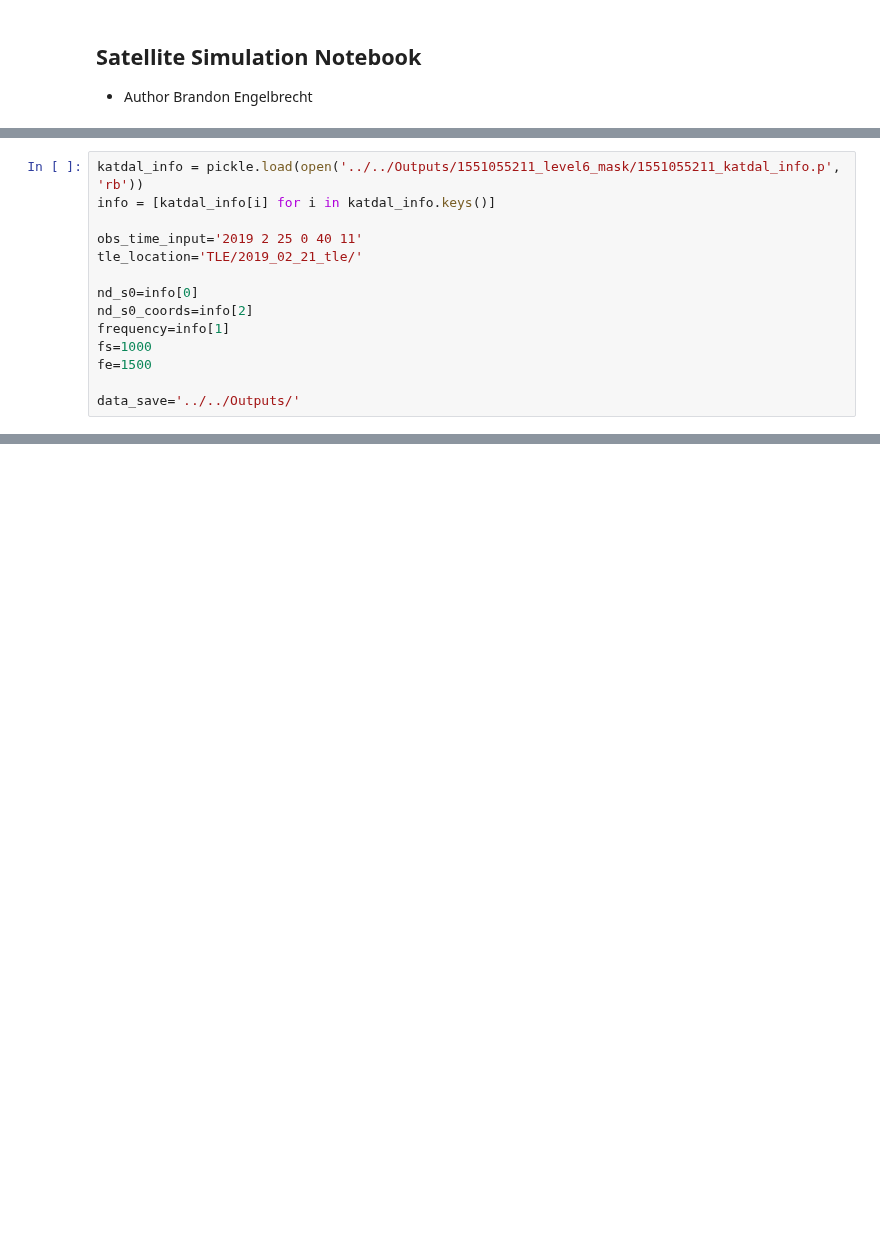
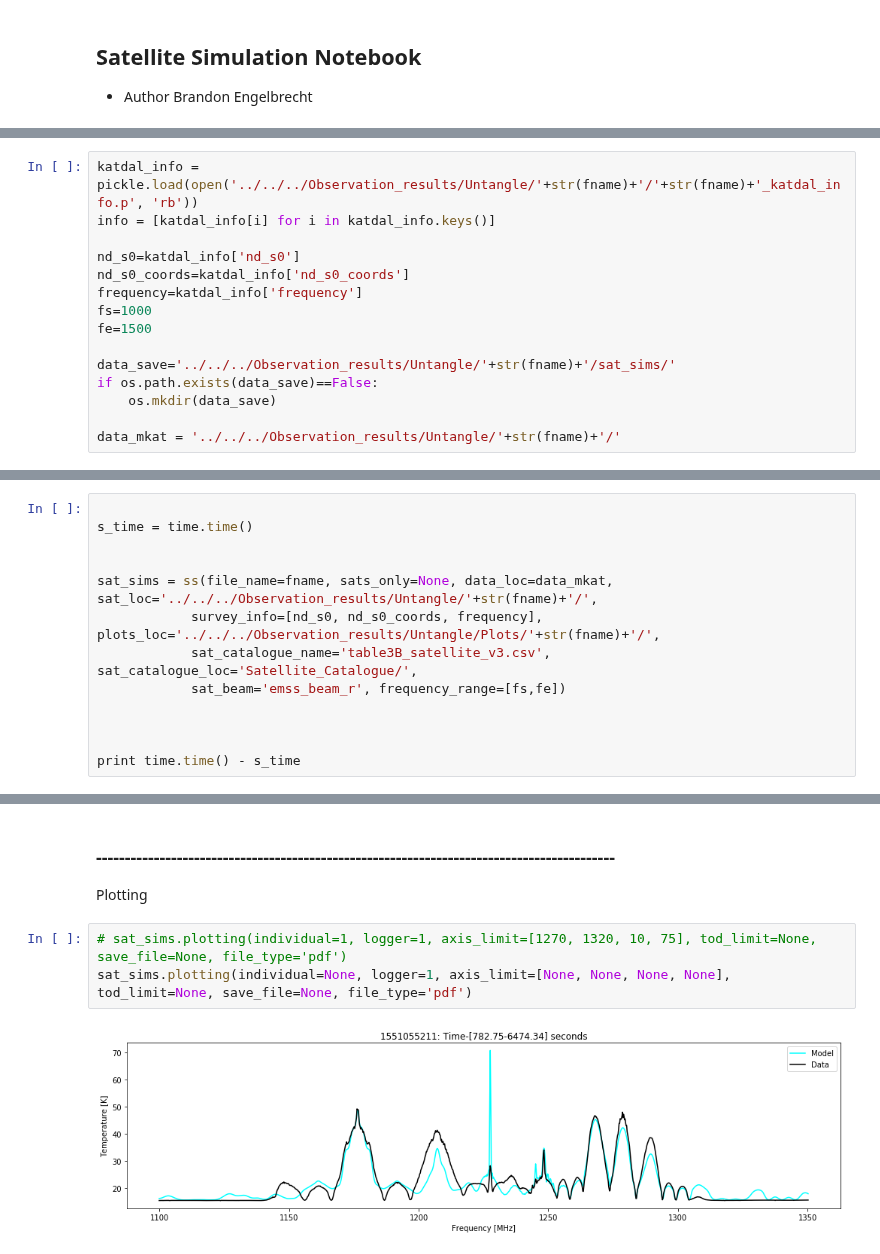
Before and after one commit to vitoria-ab/satellite_RFI-mine, a Jupyter notebook: Notebooks/Satellite_simulations/Satellite_simulations.ipynb, the cells around one changed output, grey strips where cells are left out. Cells and saved outputs as stored; diff of their text form; blank space fills up the shorter version.

```diff
--- a/Notebooks/Satellite_simulations/Satellite_simulations.ipynb
+++ b/Notebooks/Satellite_simulations/Satellite_simulations.ipynb
@@ -21,14 +11,0 @@ import matplotlib.pyplot as plt
-# %%
-katdal_info = pickle.load(open('../../Outputs/1551055211_level6_mask/1551055211_katdal_info.p', 'rb'))
-info = [katdal_info[i] for i in katdal_info.keys()]
-
-obs_time_input='2019 2 25 0 40 11'
-tle_location='TLE/2019_02_21_tle/'
-
-nd_s0=info[0]
-nd_s0_coords=info[2]
-frequency=info[1]
-fs=1000
-fe=1500
-
-data_save='../../Outputs/'
@@ -133,0 +49,15 @@ Bias choice is follows:gps-ops, glo-ops, galileo, beidou, irnss, sbas, noise
+# %%
+katdal_info = pickle.load(open('../../../Observation_results/Untangle/'+str(fname)+'/'+str(fname)+'_katdal_info.p', 'rb'))
+info = [katdal_info[i] for i in katdal_info.keys()]
+
+nd_s0=katdal_info['nd_s0']
+nd_s0_coords=katdal_info['nd_s0_coords']
+frequency=katdal_info['frequency']
+fs=1000
+fe=1500
+
+data_save='../../../Observation_results/Untangle/'+str(fname)+'/sat_sims/'
+if os.path.exists(data_save)==False:
+    os.mkdir(data_save)
+
+data_mkat = '../../../Observation_results/Untangle/'+str(fname)+'/'
@@ -133,0 +67,13 @@ Bias choice is follows:gps-ops, glo-ops, galileo, beidou, irnss, sbas, noise
+# %%
+
+s_time = time.time()
+
+
+sat_sims = ss(file_name=fname, sats_only=None, data_loc=data_mkat, sat_loc='../../../Observation_results/Untangle/'+str(fname)+'/',
+            survey_info=[nd_s0, nd_s0_coords, frequency], plots_loc='../../../Observation_results/Untangle/Plots/'+str(fname)+'/',
+            sat_catalogue_name='table3B_satellite_v3.csv', sat_catalogue_loc='Satellite_Catalogue/',
+            sat_beam='emss_beam_r', frequency_range=[fs,fe])
+
+
+
+print time.time() - s_time
@@ -133,0 +144,8 @@ Bias choice is follows:gps-ops, glo-ops, galileo, beidou, irnss, sbas, noise
+# %% [markdown]
+### ------------------------------------------------------------------------------------------
+Plotting
+# %%
+# sat_sims.plotting(individual=1, logger=1, axis_limit=[1270, 1320, 10, 75], tod_limit=None, save_file=None, file_type='pdf')
+sat_sims.plotting(individual=None, logger=1, axis_limit=[None, None, None, None], tod_limit=None, save_file=None, file_type='pdf')
+# %% [output]
+[figure, added]
```
Also changed, not shown: parts of 45 cells of this notebook, 2 other files.
